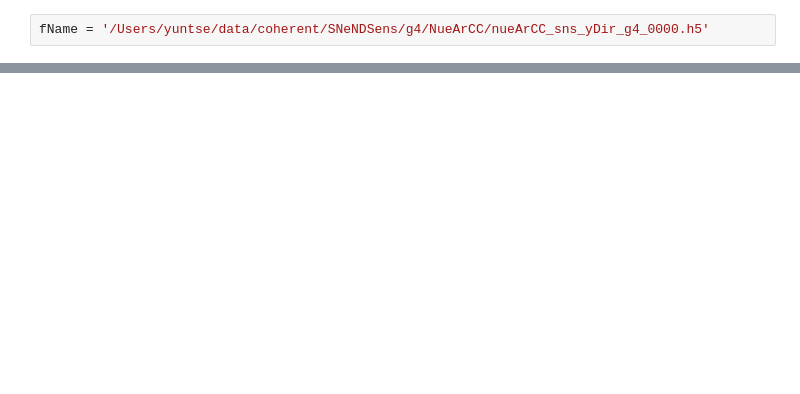
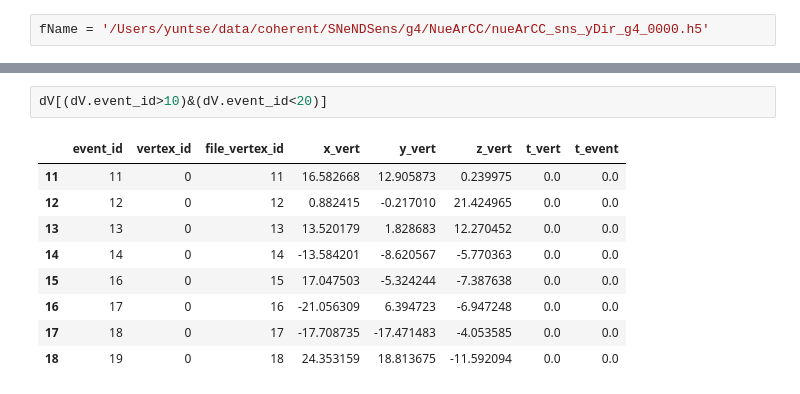
Before and after one commit to yuntsebaryon/SNeNDSens, a Jupyter notebook: MCProd/g4/readH5.ipynb, the cells around one changed output, grey strips where cells are left out. Drawn from its saved outputs; the diff is of its cells as text; blank space fills up the shorter version.

```diff
--- a/MCProd/g4/readH5.ipynb
+++ b/MCProd/g4/readH5.ipynb
@@ -16,0 +95,12 @@ with h5py.File(fName, 'r') as f:
+# %%
+dV[(dV.event_id>10)&(dV.event_id<20)]
+# %% [output]
+|  | event_id | vertex_id | file_vertex_id | x_vert | y_vert | z_vert | t_vert | t_event |
+| 11 | 11 | 0 | 11 | 16.582668 | 12.905873 | 0.239975 | 0.0 | 0.0 |
+| 12 | 12 | 0 | 12 | 0.882415 | -0.217010 | 21.424965 | 0.0 | 0.0 |
+| 13 | 13 | 0 | 13 | 13.520179 | 1.828683 | 12.270452 | 0.0 | 0.0 |
+| 14 | 14 | 0 | 14 | -13.584201 | -8.620567 | -5.770363 | 0.0 | 0.0 |
+| 15 | 16 | 0 | 15 | 17.047503 | -5.324244 | -7.387638 | 0.0 | 0.0 |
+| 16 | 17 | 0 | 16 | -21.056309 | 6.394723 | -6.947248 | 0.0 | 0.0 |
+| 17 | 18 | 0 | 17 | -17.708735 | -17.471483 | -4.053585 | 0.0 | 0.0 |
+| 18 | 19 | 0 | 18 | 24.353159 | 18.813675 | -11.592094 | 0.0 | 0.0 |
```
Also changed, not shown: parts of 10 cells of this notebook, 1 other file.
